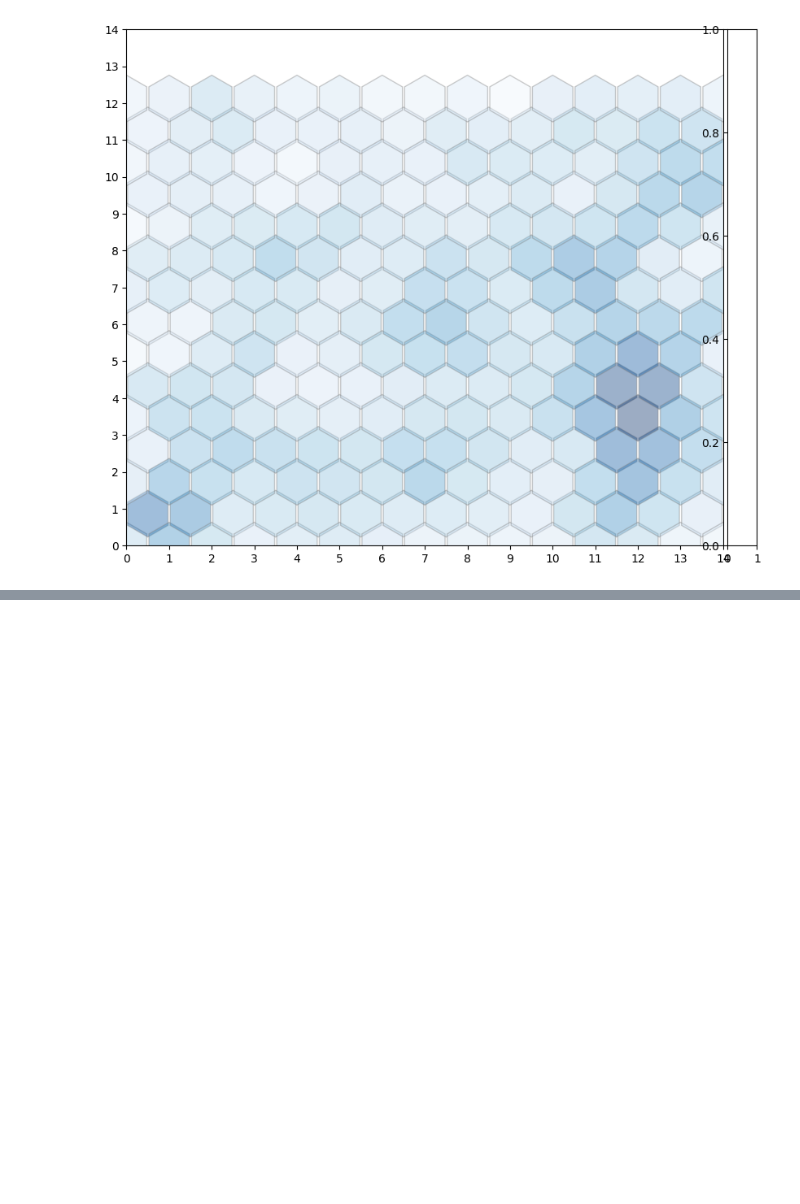
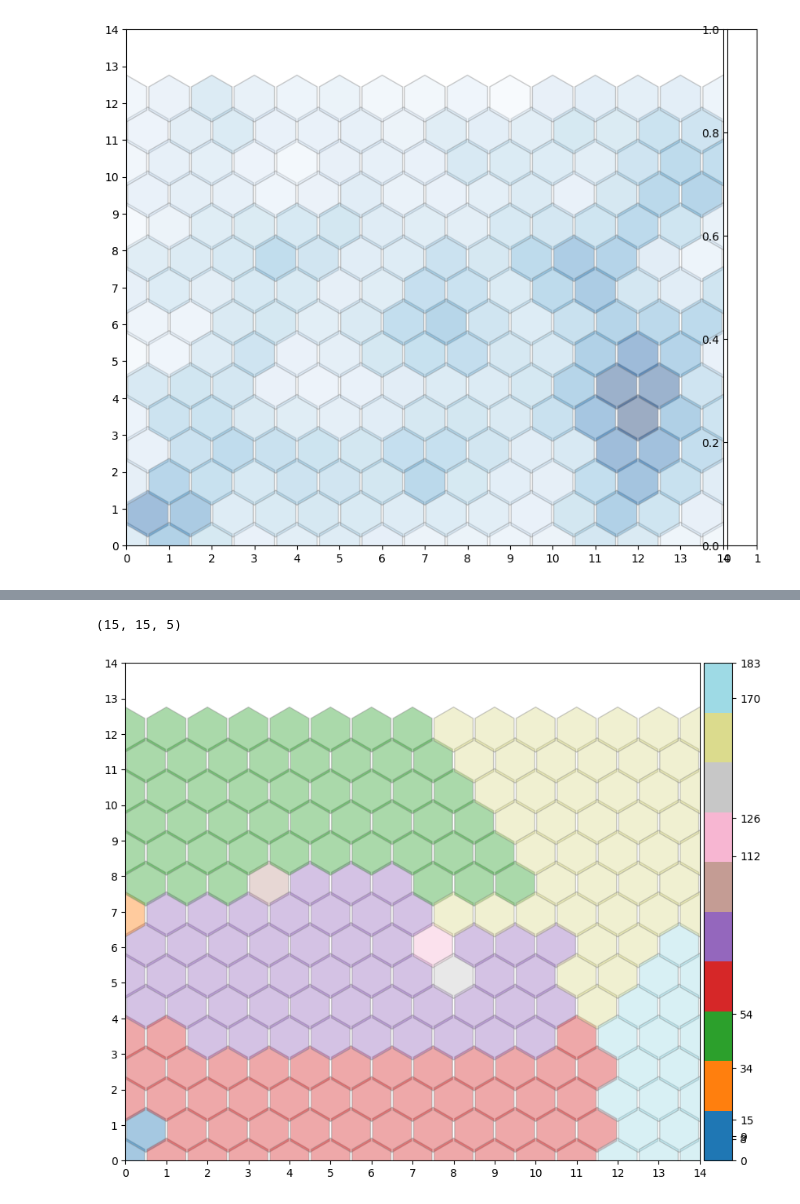
Before and after one commit to SZ-yang/SCSeq_LineageBarcoding, a Jupyter notebook: kevin/Writeup6_SOM/Writeup6_LARRY_SOM-clustering.ipynb, the cells around one changed output, grey strips where cells are left out. Cells and saved outputs as stored; diff of their text form; code cells hidden in the pictures; blank space fills up the shorter version.

Commit message:
Got a clustering procedure somewhat working

```diff
--- a/kevin/Writeup6_SOM/Writeup6_LARRY_SOM-clustering.ipynb
+++ b/kevin/Writeup6_SOM/Writeup6_LARRY_SOM-clustering.ipynb
@@ -186,8 +198,8 @@ class SOMClustering:
         return self.segments
 # %%
 # Assume som_weights is a 2D array of neurons (rows, cols, features)
-som_clustering = SOMClustering(weights)
-segments = som_clustering.fit(num_segments=8)
+som_clustering = SOMClustering(weights, max_cluster_size=50)
+segments = som_clustering.fit(num_segments=6)
 
 print(segments)  # Each neuron now has a segment label
 # %% [output]
@@ -208,0 +221,63 @@ print(segments)  # Each neuron now has a segment label
+# %%
+weights.shape
+# %% [output]
+(15, 15, 5)
+# %%
+import numpy as np
+import matplotlib.pyplot as plt
+from matplotlib.patches import RegularPolygon
+from matplotlib import cm
+from mpl_toolkits.axes_grid1 import make_axes_locatable
+
+# Assuming 'segments' is your 2D array where each neuron has a cluster label
+# Example: segments = np.random.randint(0, 8, (20, 20))
+
+# Create a colormap for the clusters
+unique_segments = np.unique(segments)
+cmap = cm.get_cmap('tab20', len(unique_segments))  # Use a colormap with enough colors for clusters
+
+# Create a figure for the hexagonal grid visualization
+f = plt.figure(figsize=(10, 10))
+ax = f.add_subplot(111)
+
+ax.set_aspect('equal')
+
+# Create a hexagonal grid for the SOM
+for i in range(weights.shape[0]):
+    for j in range(weights.shape[1]):
+        wy = yy[(i, j)] * np.sqrt(3) / 2
+
+        # Get the cluster of the current neuron
+        cluster = segments[i, j]
+
+        # Use the cluster label to get a color from the colormap
+        hex_color = cmap(np.where(unique_segments == cluster)[0][0])
+
+        hex = RegularPolygon((xx[(i, j)], wy),
+                             numVertices=6,
+                             radius=.95 / np.sqrt(3),
+                             facecolor=hex_color,  # Color by cluster
+                             alpha=.4,
+                             edgecolor='gray')
+        ax.add_patch(hex)
+
+# Set the axis range and labels
+xrange = np.arange(weights.shape[0])
+yrange = np.arange(weights.shape[1])
+plt.xticks(xrange - .5, xrange)
+plt.yticks(yrange * np.sqrt(3) / 2, yrange)
+
+# Optional: Add color bar for clusters
+divider = make_axes_locatable(plt.gca())
+ax_cb = divider.new_horizontal(size="5%", pad=0.05)
+plt.gcf().add_axes(ax_cb)
+
+# Create a color bar with the unique clusters
+norm = plt.Normalize(vmin=min(unique_segments), vmax=max(unique_segments))
+sm = plt.cm.ScalarMappable(cmap=cmap, norm=norm)
+sm.set_array([])
+plt.colorbar(sm, cax=ax_cb, ticks=unique_segments)
+
+plt.show()
+# %% [output]
+[figure, added]
```
Also changed, not shown: parts of 2 cells of this notebook.
